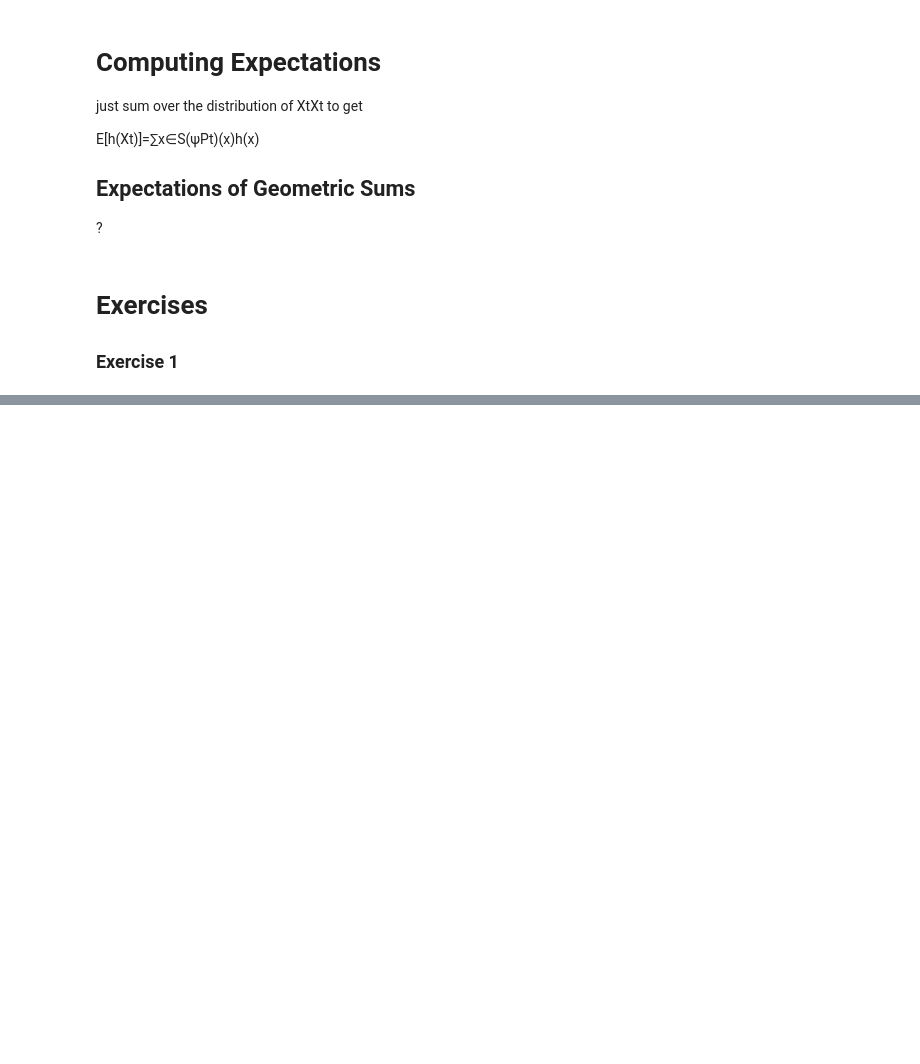
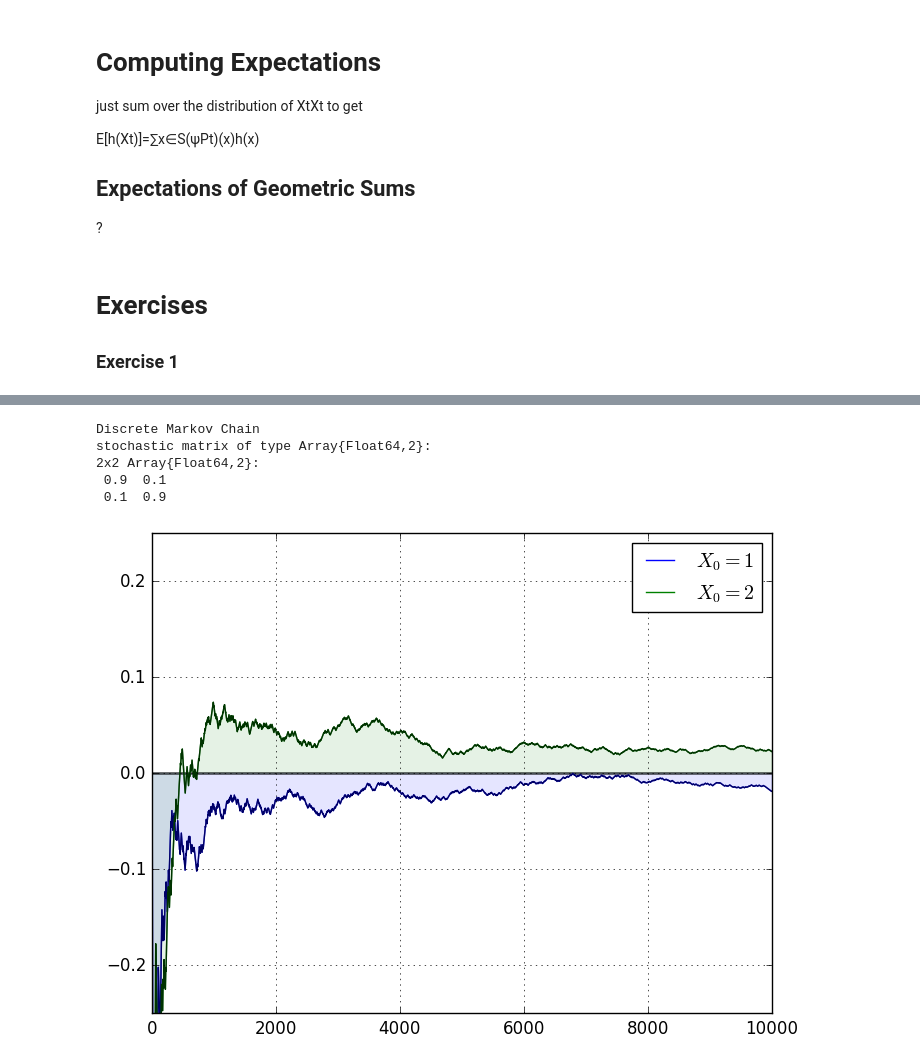
Before and after one commit to SUZUKITAISHI/QuantEcon_SelfStudy.jl, a Jupyter notebook: Finite Markov Chains.ipynb, the cells around one changed output, grey strips where cells are left out. Saved outputs shown, nothing was run; the diff lists cells and outputs as text; code cells hidden in the pictures; blank space fills up the shorter version.

```diff
--- a/Finite Markov Chains.ipynb
+++ b/Finite Markov Chains.ipynb
@@ -247,0 +255,36 @@ using QuantEcon
+# %%
+a = b = 0.1
+N = 10000
+p = b / (a + b)
+
+P = [1-a a; b 1-b]
+
+mc = MarkovChain(P)
+# %% [output]
+Discrete Markov Chain
+stochastic matrix of type Array{Float64,2}:
+2x2 Array{Float64,2}:
+ 0.9  0.1
+ 0.1  0.9
+# %%
+fig, ax = subplots()
+ax[:set_ylim](-0.25, 0.25)
+ax[:grid]()
+ax[:hlines](0, 0, N, lw=2, alpha=0.6)
+
+for (x0, col) in enumerate(["blue", "green"])
+
+    X = simulation(mc, N, x0)
+
+    X_bar = cumsum(X.==1) ./ (collect(1:N))
+
+    ax[:fill_between](1:N, zeros(N), X_bar - p, color=col, alpha=0.1)
+    label = LaTeXString("\$X_0 = $x0\$")
+    ax[:plot](X_bar - p, color=col, label=label)
+    ax[:plot](X_bar - p, "k-", alpha=0.6)
+end
+
+ax[:legend](loc="upper right")
+fig[:show]()
+# %% [output]
+[figure, added]
```
Also changed, not shown: parts of 2 cells of this notebook.
